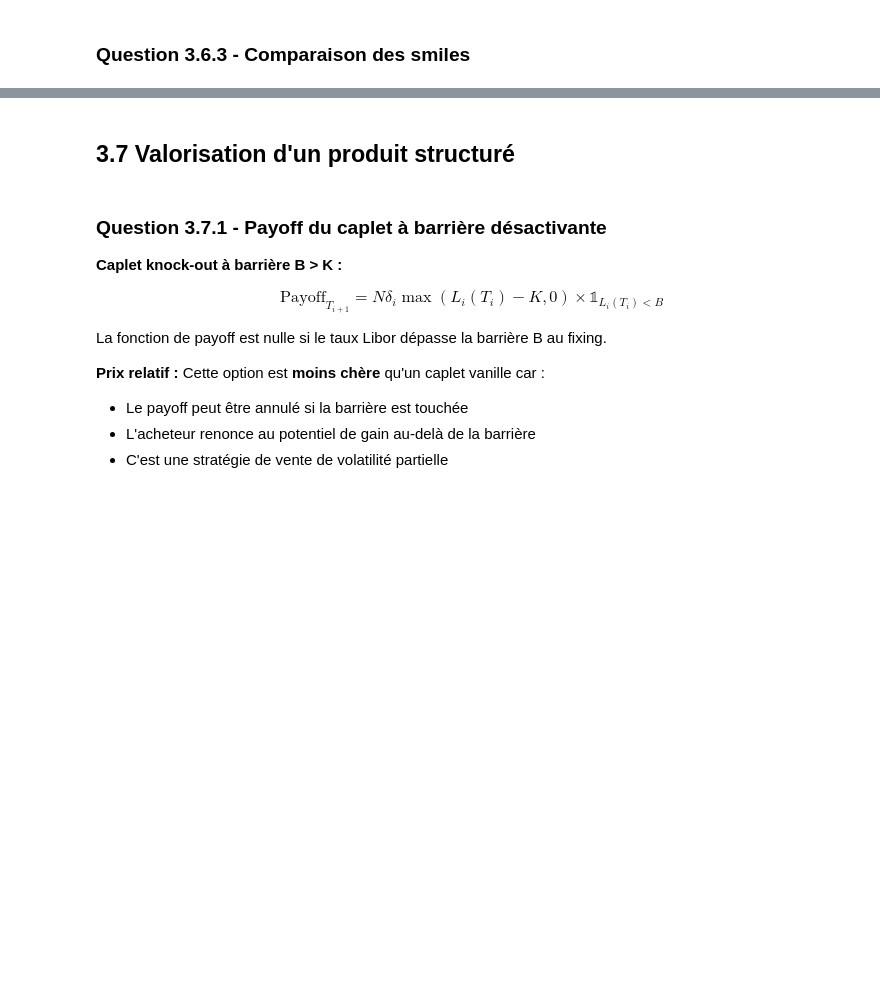
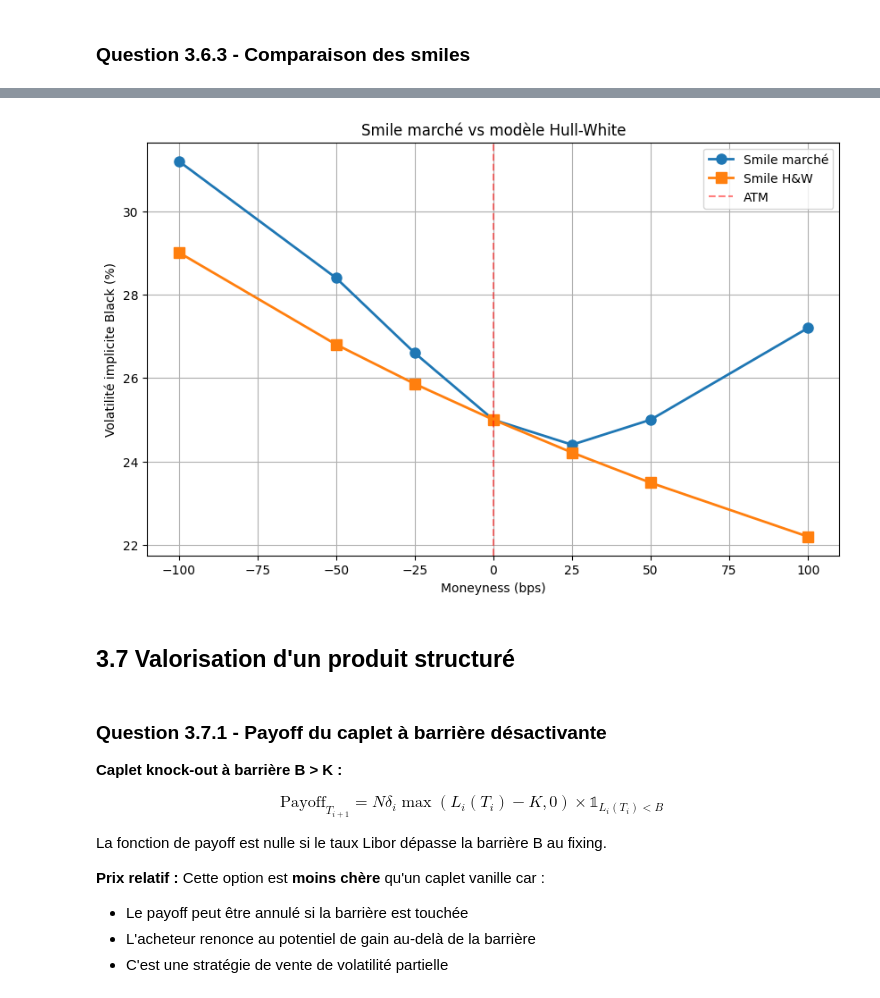
Before and after one commit to Pascale29/MODELES-DE-COURBE-DE-TAUX, a Jupyter notebook: TP_sarah.ipynb, the cells around one changed output, grey strips where cells are left out. Saved outputs shown, nothing was run; the diff lists cells and outputs as text; code cells hidden in the pictures; blank space fills up the shorter version.

```diff
--- a/TP_sarah.ipynb
+++ b/TP_sarah.ipynb
@@ -764,16 +815,3 @@ def calibrate_hw_on_atm_caplet(P_func, T_fix, T_pay, delta, market_vol, lambda_m
     return sigma_inst_calibrated
 # %% [markdown]
 ### Question 3.6.1 - Calibration sur caplet ATM 5Y
-# %%
-# Paramètres
-lambda_mr = 0.05  # Mean reversion fixé à 5%
-vol_atm_market = 0.25  # Volatilité ATM du tableau 1
-
-print("=" * 80)
-print("CALIBRATION DU MODELE HULL & WHITE")
-print("=" * 80)
-print()
-
-sigma_inst = calibrate_hw_on_atm_caplet(
-    P_func, T_fix, T_pay, delta, vol_atm_market, lambda_mr, N
-)
@@ -900,0 +967,70 @@ pour les options loin de la monnaie (deep ITM et deep OTM).
+# %%
+
+def normal_to_black_vol_exact(sigma_N, L_fwd, K, N, delta, B_Tpay, T_fix,
+                               vmin=1e-6, vmax=10.0, tol=1e-12, nmax=1000):
+    """
+    Conversion exacte vol normale → vol Black via dichotomie.
+
+    1. Calcule le prix Bachelier avec sigma_N
+    2. Inverse ce prix avec Black par dichotomie
+    → Donne la vol Black exacte sans approximation
+    """
+    # Prix Bachelier
+    price = bachelier_caplet(N, delta, B_Tpay, L_fwd, K, sigma_N, T_fix)
+
+    # Dichotomie Black
+    try:
+        f = lambda v: black_caplet(N, delta, B_Tpay, L_fwd, K, v, T_fix) - price
+        if f(vmin) * f(vmax) > 0:
+            return np.nan
+        for _ in range(nmax):
+            vm = (vmin + vmax) / 2
+            if abs(f(vm)) < tol:
+                break
+            if f(vmin) * f(vm) < 0:
+                vmax = vm
+            else:
+                vmin = vm
+        return vm
+    except:
+        return np.nan
+
+# ================================================================
+# Application : conversion exacte pour tous les strikes
+# ================================================================
+hw_impl_vols = []
+for shift in shifts_bps:
+    K = L_fwd + shift / 10000.0
+    vol_black = normal_to_black_vol_exact(
+        sigma_N_mkt, L_fwd, K, N, delta, B_Tpay, T_fix
+    )
+    hw_impl_vols.append(vol_black * 100 if not np.isnan(vol_black) else np.nan)
+
+hw_impl_vols = np.array(hw_impl_vols)
+
+# Vérification ATM — correction de l'erreur
+atm_idx = np.where(shifts_bps == 0)[0][0]   # ← remplace shifts_bps.index(0)
+print(f"Vol HW à ATM : {hw_impl_vols[atm_idx]:.4f}%")
+# → doit afficher exactement 25.00% ✓
+
+# Comparaison
+comparison = pd.DataFrame({
+    'Shift (bps)'      : shifts_bps,
+    'Vol Marché (%)'   : vols * 100,
+    'Vol H&W impl (%)' : np.round(hw_impl_vols, 4)
+})
+print("\nComparaison des volatilités implicites :")
+print(comparison.to_string(index=False))
+
+# Visualisation
+plt.figure(figsize=(10, 6))
+plt.plot(shifts_bps, vols * 100,   'o-', label='Smile marché', lw=2, ms=8)
+plt.plot(shifts_bps, hw_impl_vols, 's-', label='Smile H&W',    lw=2, ms=8)
+plt.axvline(x=0, color='red', ls='--', alpha=0.5, label='ATM')
+plt.xlabel('Moneyness (bps)')
+plt.ylabel('Volatilité implicite Black (%)')
+plt.title('Smile marché vs modèle Hull-White')
+plt.legend()
+plt.grid(True)
+plt.show()
+# %% [output]
@@ -900,0 +1048 @@ pour les options loin de la monnaie (deep ITM et deep OTM).
+[figure, added]
```
Also changed, not shown: parts of 25 cells of this notebook, 14 other files.
